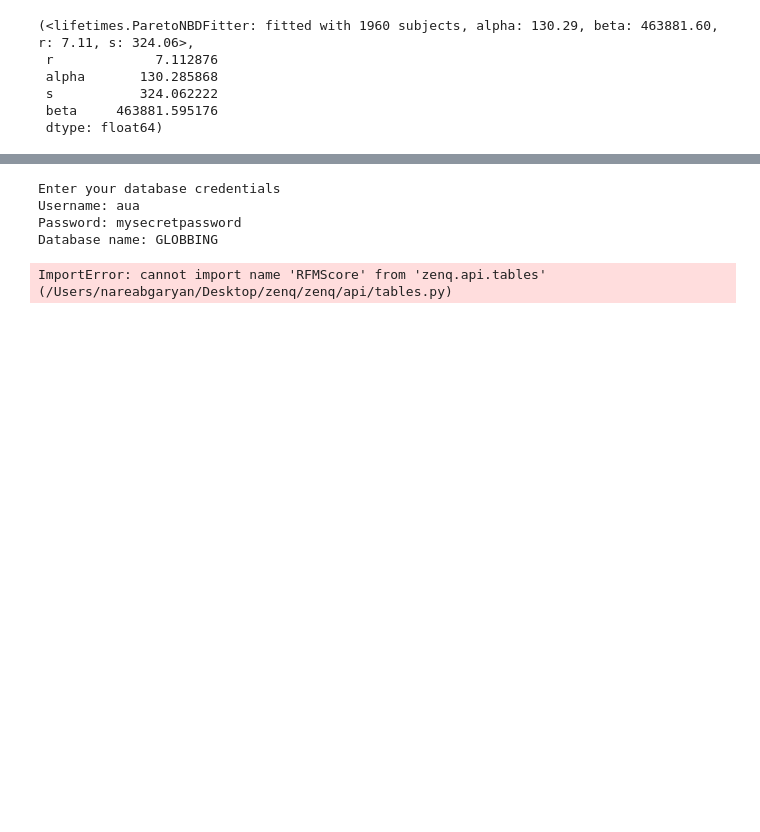
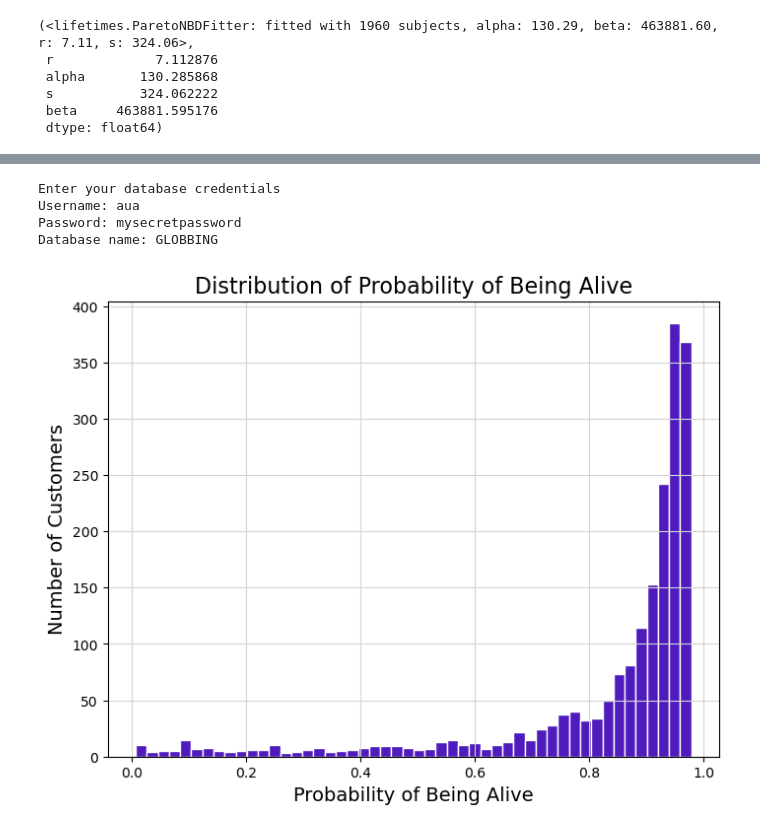
Before and after one commit to nareabg/esim, a Jupyter notebook: test.ipynb, the cells around one changed output, grey strips where cells are left out. Drawn from its saved outputs; the diff is of its cells as text; code cells hidden in the pictures; blank space fills up the shorter version.

Commit message:
visuals

```diff
--- a/test.ipynb
+++ b/test.ipynb
@@ -489,17 +596,24 @@ KeyboardInterrupt: Interrupted by user
 # %%
 from zenq.visualizations.plot import Visuals
 uf = Visuals()
 
 # result = uf.total_sales_by_location()
+
 # result = uf.price_distribution()
 # result = uf.time_series()
 # result = uf.gender_price()
-result = uf.rfm_treemap()
+# result = uf.rfm_treemap()
+# result = uf.lowest_customers_90days()
+
+
+# result = uf.customer_aliveness()
+result = uf.customer_aliveness()
+
 
 result
 # %% [output]
 Enter your database credentials
 Username: aua
 Password: mysecretpassword
 Database name: GLOBBING
-ImportError: cannot import name 'RFMScore' from 'zenq.api.tables' (/Users/nareabgaryan/Desktop/zenq/zenq/api/tables.py)
+[figure, added]
```
Also changed, not shown: parts of 12 cells of this notebook, 4 other files.
